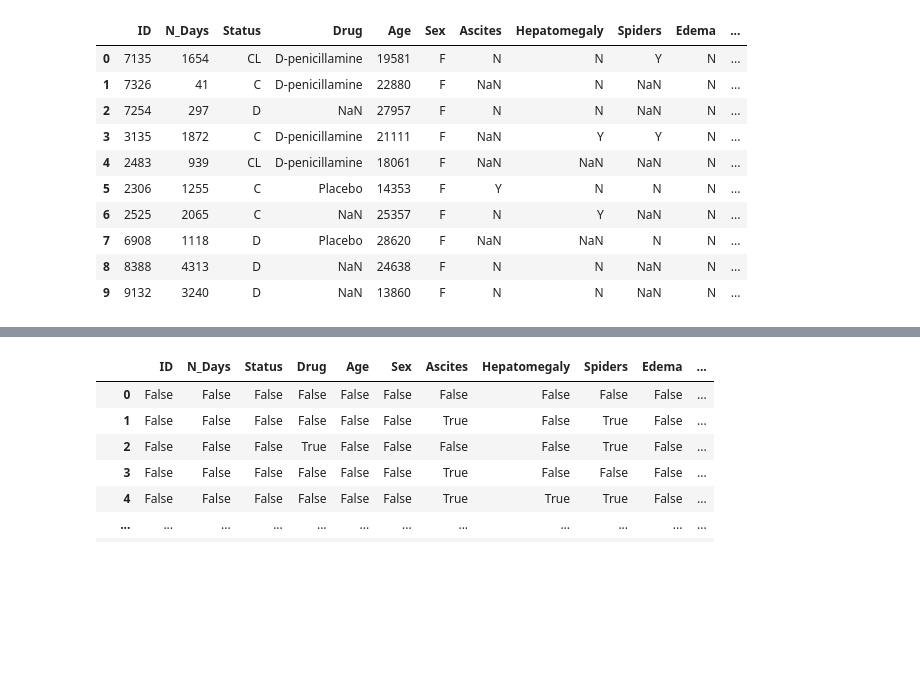
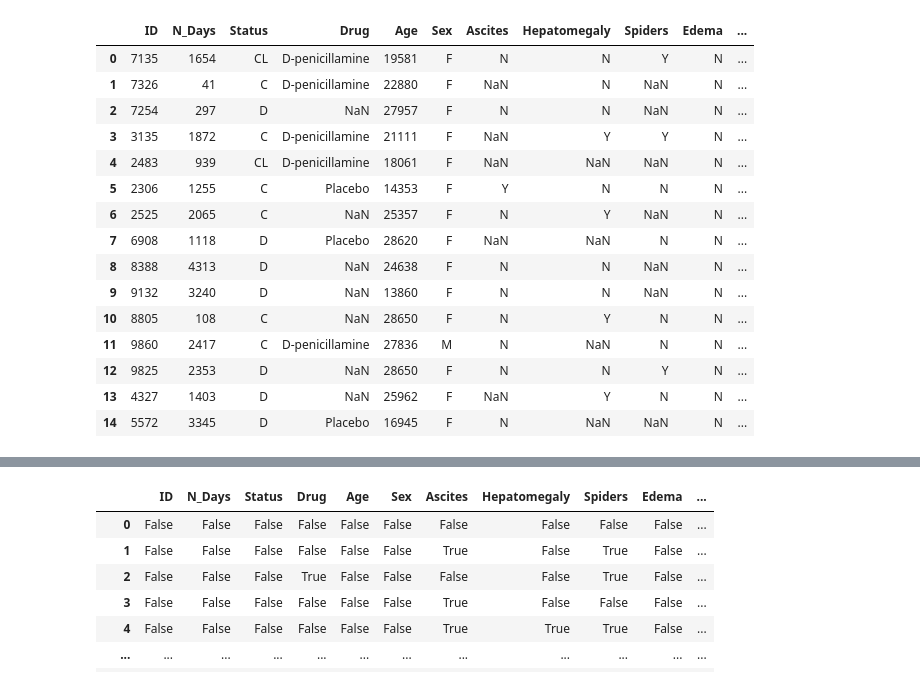
Before and after one commit to AndreasAvgou/Liver-Disease-Prediction, a Jupyter notebook: Liver_Disease_Prediction.ipynb, the cells around one changed output, grey strips where cells are left out. Cells and saved outputs as stored; diff of their text form; code cells hidden in the pictures; blank space fills up the shorter version.

```diff
--- a/Liver_Disease_Prediction.ipynb
+++ b/Liver_Disease_Prediction.ipynb
@@ -18,16 +31,21 @@ from xgboost import XGBClassifier
 # %%
 train_df = pd.read_csv("/content/drive/MyDrive/Liver Disease Prediction/train_dataset.csv")
 test_df = pd.read_csv("/content/drive/MyDrive/Liver Disease Prediction/test_dataset.csv")
-train_df.head(10)
+train_df.head(15)
 # %% [output]
 |  | ID | N_Days | Status | Drug | Age | Sex | Ascites | Hepatomegaly | Spiders | Edema | ... |
 | 0 | 7135 | 1654 | CL | D-penicillamine | 19581 | F | N | N | Y | N | ... |
 | 1 | 7326 | 41 | C | D-penicillamine | 22880 | F | NaN | N | NaN | N | ... |
 | 2 | 7254 | 297 | D | NaN | 27957 | F | N | N | NaN | N | ... |
 | 3 | 3135 | 1872 | C | D-penicillamine | 21111 | F | NaN | Y | Y | N | ... |
 | 4 | 2483 | 939 | CL | D-penicillamine | 18061 | F | NaN | NaN | NaN | N | ... |
 | 5 | 2306 | 1255 | C | Placebo | 14353 | F | Y | N | N | N | ... |
 | 6 | 2525 | 2065 | C | NaN | 25357 | F | N | Y | NaN | N | ... |
 | 7 | 6908 | 1118 | D | Placebo | 28620 | F | NaN | NaN | N | N | ... |
 | 8 | 8388 | 4313 | D | NaN | 24638 | F | N | N | NaN | N | ... |
 | 9 | 9132 | 3240 | D | NaN | 13860 | F | N | N | NaN | N | ... |
+| 10 | 8805 | 108 | C | NaN | 28650 | F | N | Y | N | N | ... |
+| 11 | 9860 | 2417 | C | D-penicillamine | 27836 | M | N | NaN | N | N | ... |
+| 12 | 9825 | 2353 | D | NaN | 28650 | F | N | N | Y | N | ... |
+| 13 | 4327 | 1403 | D | NaN | 25962 | F | NaN | Y | N | N | ... |
+| 14 | 5572 | 3345 | D | Placebo | 16945 | F | N | NaN | NaN | N | ... |
```
Also changed, not shown: parts of 54 cells of this notebook.
